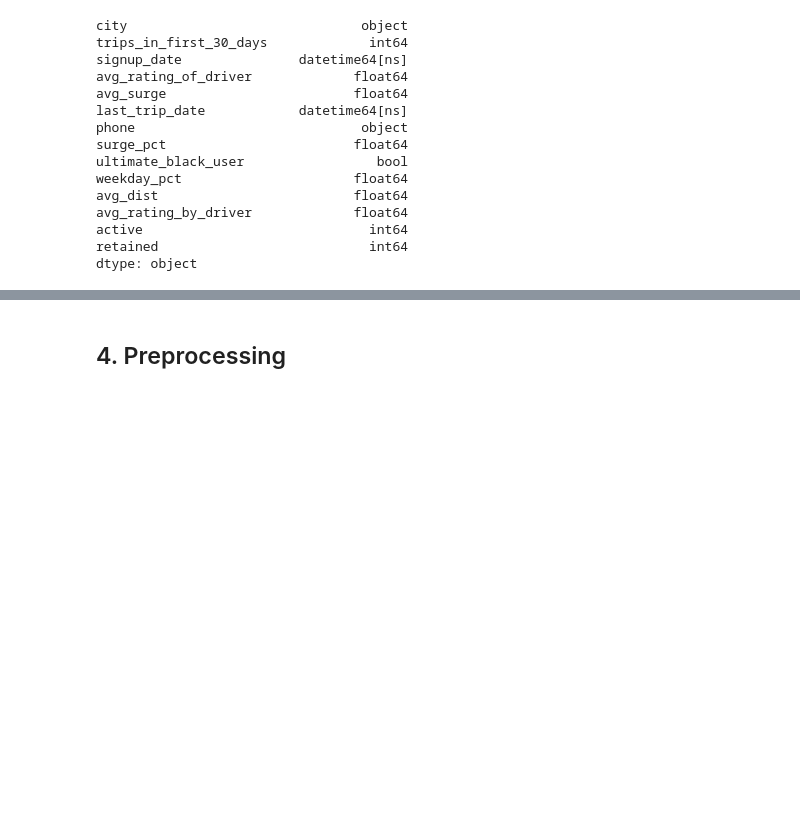
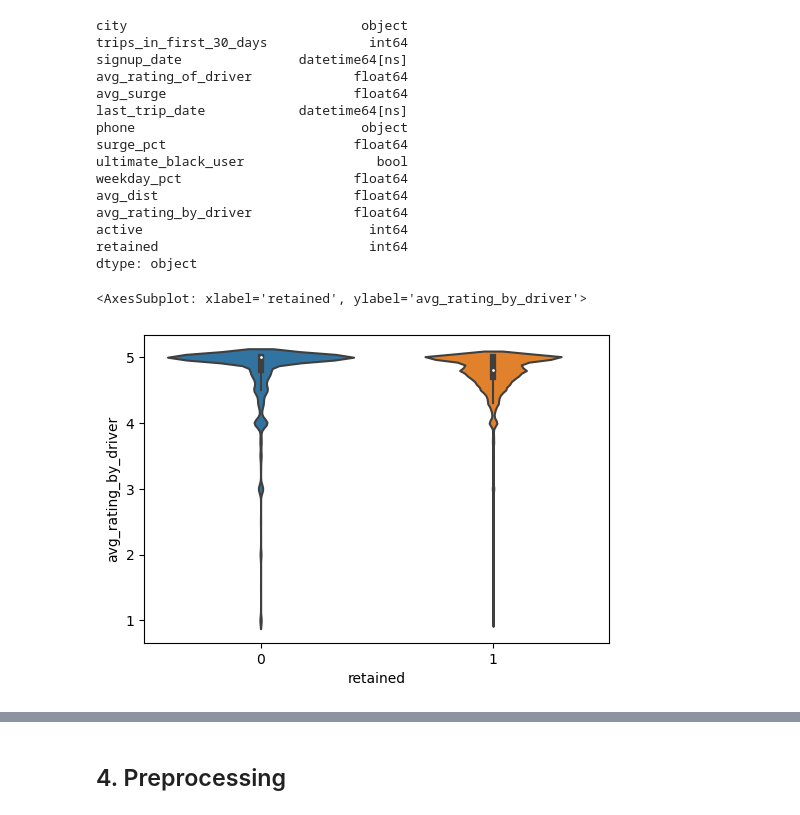
Before and after one commit to annapfenner/Springboard, a Jupyter notebook: ultimate_challenge/Ultimate Challenge.ipynb, the cells around one changed output, grey strips where cells are left out. Saved outputs shown, nothing was run; the diff lists cells and outputs as text; code cells hidden in the pictures; blank space fills up the shorter version.

Commit message:
added a few distribution plots in EDA step

```diff
--- a/ultimate_challenge/Ultimate Challenge.ipynb
+++ b/ultimate_challenge/Ultimate Challenge.ipynb
@@ -402,3 +402,8 @@ avg_rating_by_driver             float64
 active                             int64
 retained                           int64
 dtype: object
+# %%
+sns.violinplot(df1, y='avg_rating_by_driver', x='retained')
+# %% [output]
+<AxesSubplot: xlabel='retained', ylabel='avg_rating_by_driver'>
+[figure, added]
```
Also changed, not shown: parts of 6 cells of this notebook.
